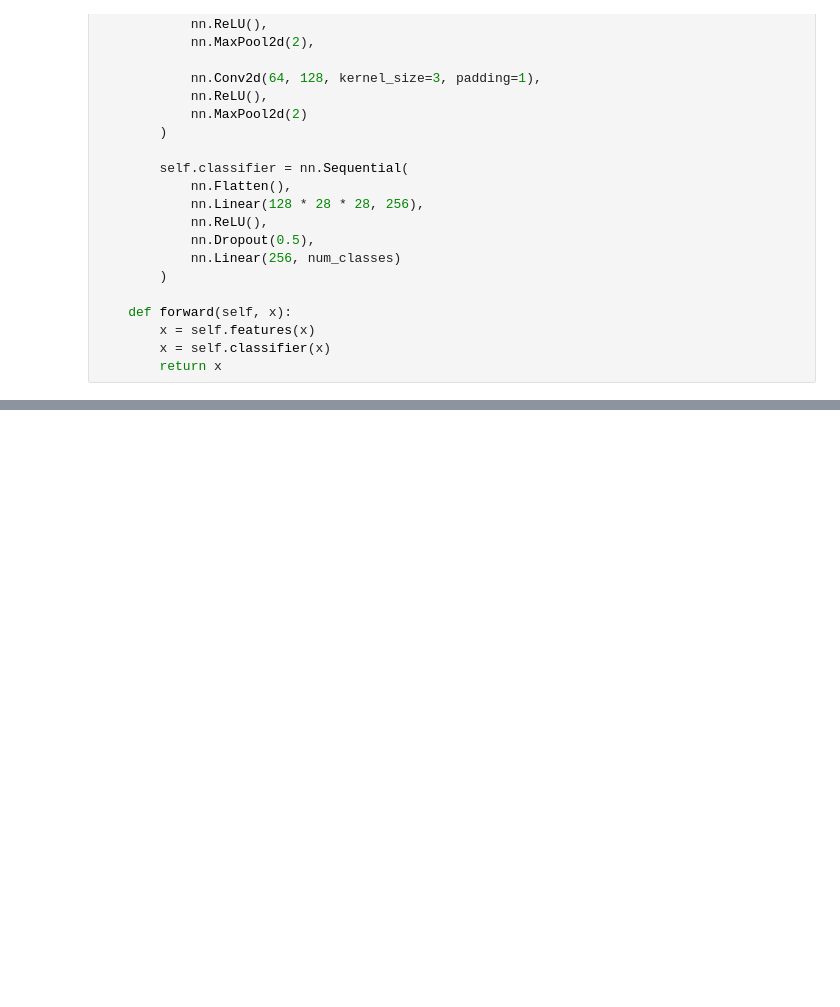
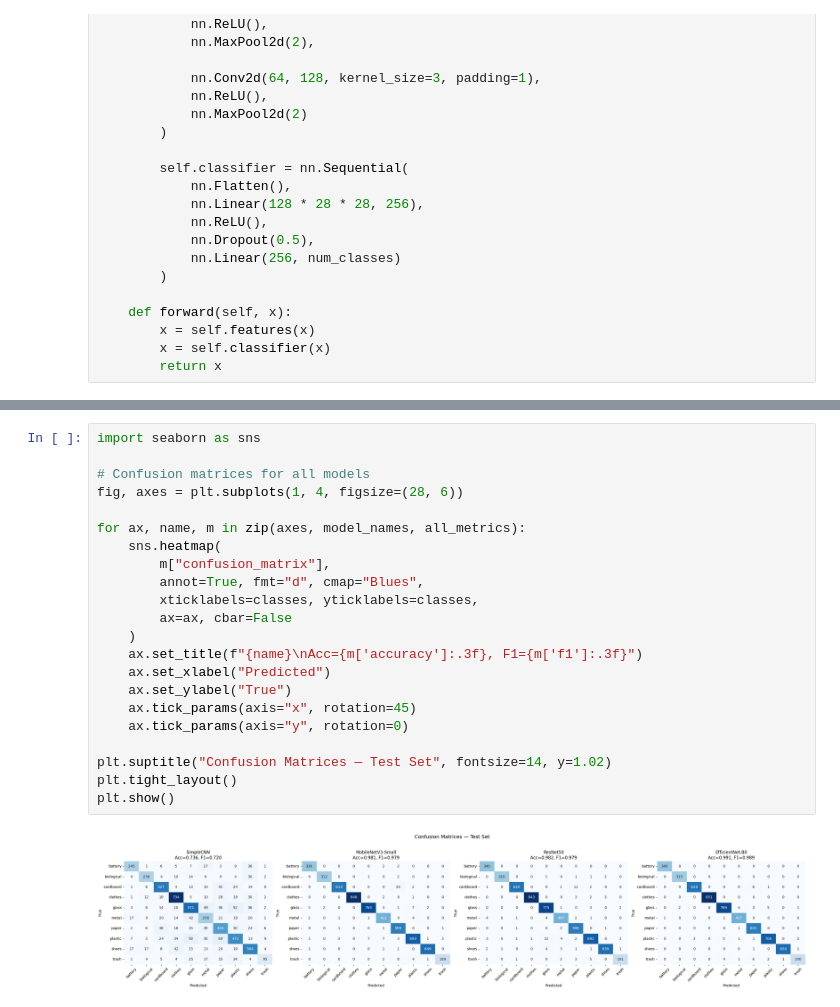
Before and after one commit to stefi19/EcoSortAI-Deep-Learning-for-Smart-Waste-Classification, a Jupyter notebook: model.ipynb, the cells around one changed output, grey strips where cells are left out. Drawn from its saved outputs; the diff is of its cells as text; blank space fills up the shorter version.

```diff
--- a/model.ipynb
+++ b/model.ipynb
@@ -215,0 +559,24 @@ efficientnet.classifier[1] = nn.Linear(
+# %%
+import seaborn as sns
+
+# Confusion matrices for all models
+fig, axes = plt.subplots(1, 4, figsize=(28, 6))
+
+for ax, name, m in zip(axes, model_names, all_metrics):
+    sns.heatmap(
+        m["confusion_matrix"],
+        annot=True, fmt="d", cmap="Blues",
+        xticklabels=classes, yticklabels=classes,
+        ax=ax, cbar=False
+    )
+    ax.set_title(f"{name}\nAcc={m['accuracy']:.3f}, F1={m['f1']:.3f}")
+    ax.set_xlabel("Predicted")
+    ax.set_ylabel("True")
+    ax.tick_params(axis="x", rotation=45)
+    ax.tick_params(axis="y", rotation=0)
+
+plt.suptitle("Confusion Matrices — Test Set", fontsize=14, y=1.02)
+plt.tight_layout()
+plt.show()
+# %% [output]
+[figure, added]
```
Also changed, not shown: parts of 23 cells of this notebook, 1 other file.
